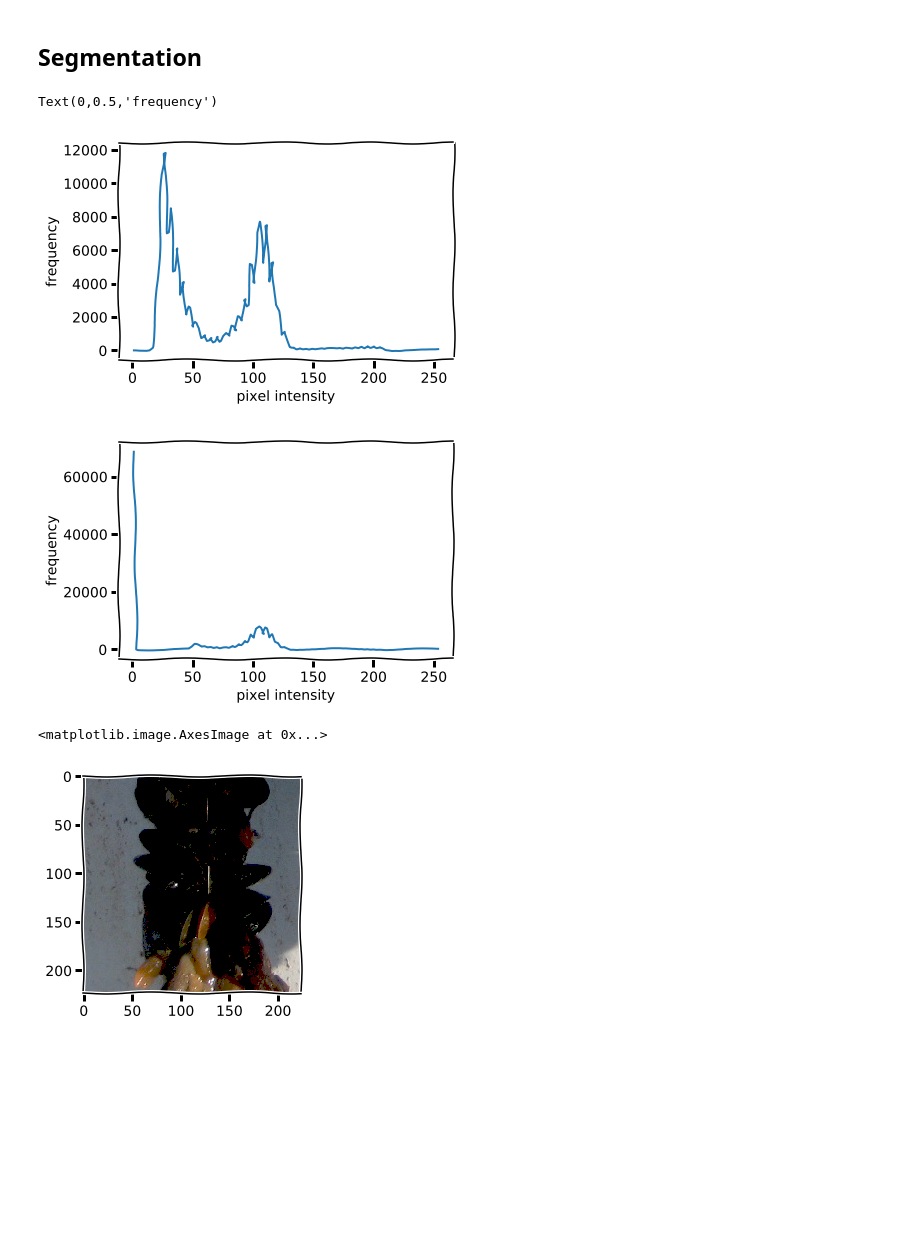
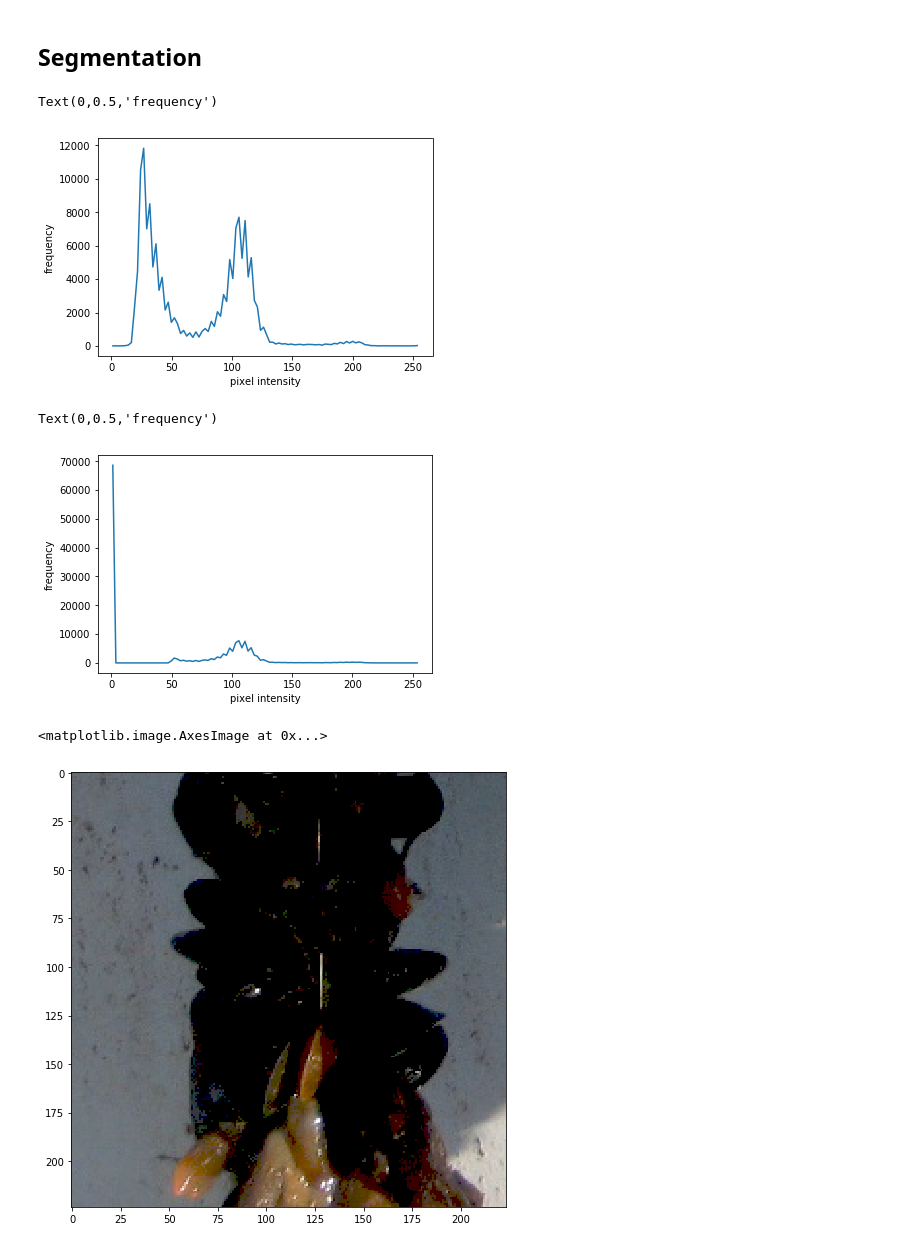
Before and after one commit to AngusG/machine-vision-image-processing, a Jupyter notebook: ENGG6100_ImageProcessing_Ciona.ipynb, the cells around one changed output. Cells and saved outputs as stored; diff of their text form; code cells hidden in the pictures; blank space fills up the shorter version.

```diff
--- a/ENGG6100_ImageProcessing_Ciona.ipynb
+++ b/ENGG6100_ImageProcessing_Ciona.ipynb
@@ -201,27 +196,29 @@ The canny filter performs much better against added noise ...
 hist, bin_edges = np.histogram(image, bins=100)
 bin_centers = 0.5 * (bin_edges[:-1] + bin_edges[1:])
 # %%
-plt.xkcd() # might cause a warning "Humor Sans" not found :)
+#with plt.xkcd(): # might cause a warning "Humor Sans" not found :)
 plt.plot(bin_centers, hist)
 plt.xlabel('pixel intensity')
 plt.ylabel('frequency')
 # %% [output]
 Text(0,0.5,'frequency')
-[figure, old version]
+[figure, new version]
 # %%
 image_thresh = image.copy() # make a copy so we don't mess up original image
 image_thresh[image < 50] = 0
 # %%
 hist, bin_edges = np.histogram(image_thresh, bins=100)
 bin_centers = 0.5 * (bin_edges[:-1] + bin_edges[1:])
-with plt.xkcd(): # might cause a warning "Humor Sans" not found :)
-    plt.plot(bin_centers, hist)
-    plt.xlabel('pixel intensity')
-    plt.ylabel('frequency')
+#with plt.xkcd(): # might cause a warning "Humor Sans" not found :)
+plt.plot(bin_centers, hist)
+plt.xlabel('pixel intensity')
+plt.ylabel('frequency')
 # %% [output]
+Text(0,0.5,'frequency')
-[figure, old version]
+[figure, new version]
 # %%
+plt.figure(figsize=(8,8))
 plt.imshow(image_thresh)
 # %% [output]
 <matplotlib.image.AxesImage at 0x...>
-[figure, old version]
+[figure, new version]
```
Also changed, not shown: parts of 14 cells of this notebook, 2 other files.
